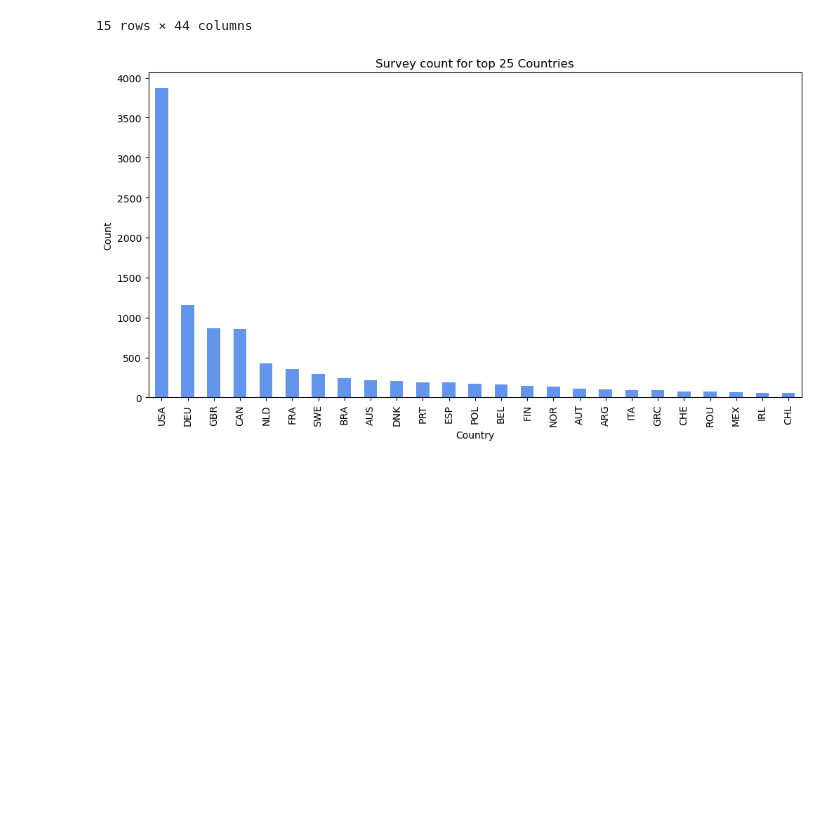
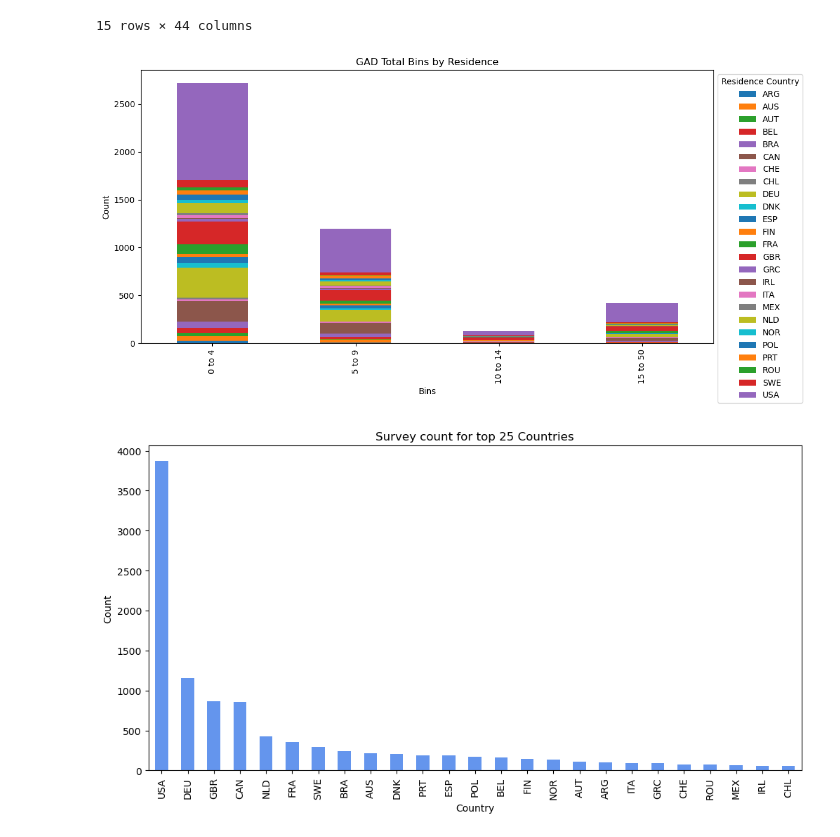
Before and after one commit to ComfyKoala/Project_1_Group_1, a Jupyter notebook: maribels_analysis/maribels_analysis.ipynb, the cells around one changed output. Saved outputs shown, nothing was run; the diff lists cells and outputs as text; code cells hidden in the pictures; blank space fills up the shorter version.

```diff
--- a/maribels_analysis/maribels_analysis.ipynb
+++ b/maribels_analysis/maribels_analysis.ipynb
@@ -171,6 +171,45 @@ gaming25_df.head(15)
 | 14 | 15 | 16 | Male | 18 | AUS | AUS | Student at college / university | High school diploma (or equivalent) | Other | ... |
 | 15 | 16 | 17 | Female | 24 | GBR | GBR | Unemployed / between jobs | Bachelor (or equivalent) | Other | ... |
 15 rows × 44 columns
+# %%
+# Change total columns back into int
+gamingtotal=gaming25_df.copy()
+gamingtotal['GAD Total']=gamingtotal['GAD Total'].astype(int)
+gamingtotal['SWL Total']=gamingtotal['SWL Total'].astype(int)
+gamingtotal['SPIN Total']=gamingtotal['SPIN Total'].astype(int)
+
+# Create age bins
+gbins = [4,9,14,15,50]
+sbins = [5,9,14,19,20,25,30,35]
+spbins = [0,20,30,40,50,68]
+
+# Create labels for said bins
+g_labels = ["0 to 4", "5 to 9", "10 to 14", "15 to 50"]
+s_labels = ["5 to 9","10 to 14","15 to 19", "20","21 to 25","26 to 30","31 to 35"]
+sp_labels =["0 to 20", "21 to 30","31 to 40","41 to 50","51 to 68"]
+
+# Bin the data
+gamingtotal["GAD Total"] = pd.cut(gamingtotal["GAD Total"], gbins, labels=g_labels)
+gamingtotal["SWL Total"] = pd.cut(gamingtotal["SWL Total"], sbins, labels=s_labels)
+gamingtotal["SPIN Total"] = pd.cut(gamingtotal["SPIN Total"], spbins, labels=sp_labels)
+# %%
+# Group the data by the binned categories and Residence
+grouped_data = gamingtotal.groupby(["GAD Total", "Residence"]).size().unstack()
+
+# Plotting the bar graph
+plt.figure(figsize=(12, 6))
+
+# Bar graph for GAD Total by Residence
+grouped_data.plot(kind='bar', stacked=True, ax=plt.gca())
+plt.title('GAD Total Bins by Residence')
+plt.xlabel('Bins')
+plt.ylabel('Count')
+
+plt.legend(title='Residence Country', bbox_to_anchor=(1, 1))
+
+plt.tight_layout();
+# %% [output]
+[figure, added]
 # %%
 #bar graph that shows the count of rows per country
 country_counts=gaming25_df["Residence"].value_counts()
```
Also changed, not shown: parts of 2 cells of this notebook.
